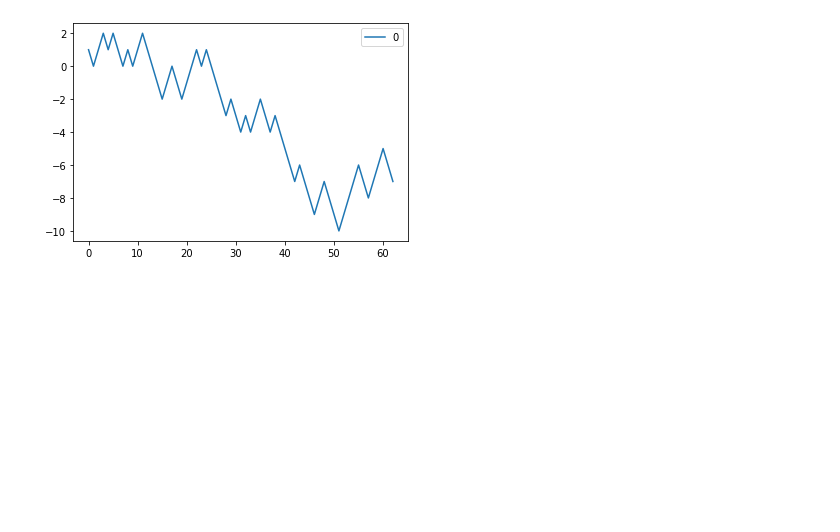
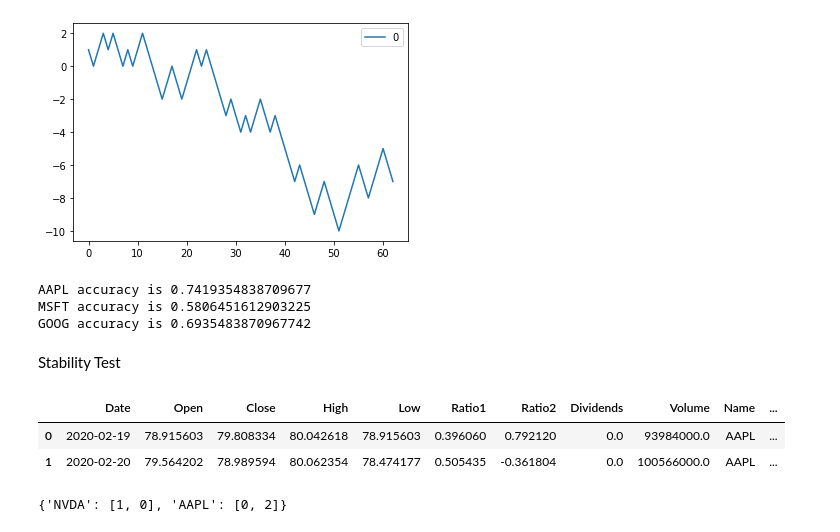
Before and after one commit to hiyuantang/Stock_tmr_Pred, a Jupyter notebook: D.ipynb, the cells around one changed output. Drawn from its saved outputs; the diff is of its cells as text; code cells hidden in the pictures; blank space fills up the shorter version.

Commit message:
Stability Test v0.1

```diff
--- a/D.ipynb
+++ b/D.ipynb
@@ -259,10 +258,24 @@ pd.DataFrame(pred).plot()
 [figure]
 # %%
 stocks_perf = {}
-for i in range (len(sp500_df.Name.unique())):
+#for i in range (len(sp500_df.Name.unique())):
+for i in range (3):
     ticker = sp500_df.Name.unique()[i]
     time_frame = '3mo'
-    acc_dict, pred, y = test_acc(data_processing_yf(ticker, time_frame))
+    acc_dict, pred, y, sample_avg = test_acc(data_processing_yf(ticker, time_frame))
     stocks_perf.update(acc_dict)
+# %% [output]
+AAPL accuracy is 0.7419354838709677
+MSFT accuracy is 0.5806451612903225
+GOOG accuracy is 0.6935483870967742
 # %%
 stocks_perf
+# %% [markdown]
+Stability Test
+# %%
+df_copy = sp500_df.copy(deep=True)
+df_copy.head(2)
+# %% [output]
+|  | Date | Open | Close | High | Low | Ratio1 | Ratio2 | Dividends | Volume | Name | ... |
+| 0 | 2020-02-19 | 78.915603 | 79.808334 | 80.042618 | 78.915603 | 0.396060 | 0.792120 | 0.0 | 93984000.0 | AAPL | ... |
+| 1 | 2020-02-20 | 79.564202 | 78.989594 | 80.062354 | 78.474177 | 0.505435 | -0.361804 | 0.0 | 100566000.0 | AAPL | ... |
@@ -268,0 +291,4 @@ stocks_perf
+# %%
+aaa
+# %% [output]
+{'NVDA': [1, 0], 'AAPL': [0, 2]}
```
Also changed, not shown: parts of 7 cells of this notebook.
